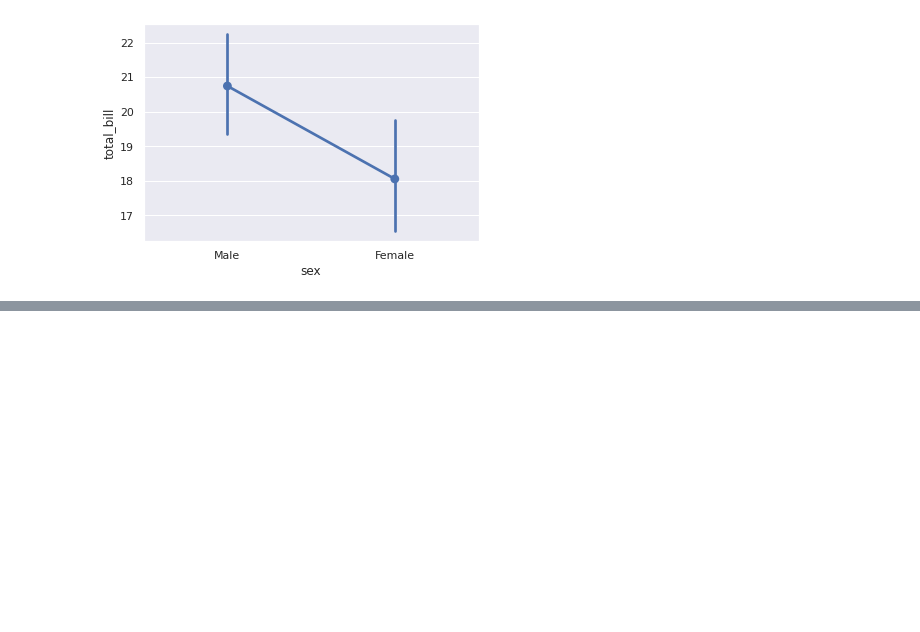
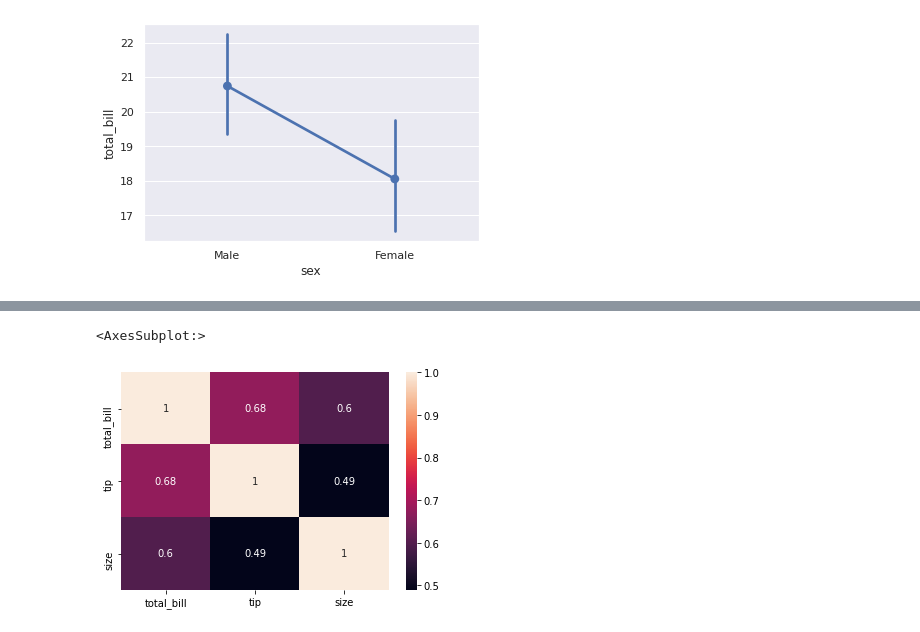
Before and after one commit to hersany/DataScience, a Jupyter notebook: Seaborn/Seaborn Class.ipynb, the cells around one changed output, grey strips where cells are left out. Cells and saved outputs as stored; diff of their text form; code cells hidden in the pictures; blank space fills up the shorter version.

```diff
--- a/Seaborn/Seaborn Class.ipynb
+++ b/Seaborn/Seaborn Class.ipynb
@@ -592,0 +626,5 @@ sns.pointplot('sex', 'total_bill', data= tips)
+# %%
+sns.heatmap(tips.corr(), annot = True)
+# %% [output]
+<AxesSubplot:>
+[figure, added]
```
Also changed, not shown: parts of 57 cells of this notebook, 1 other file.
